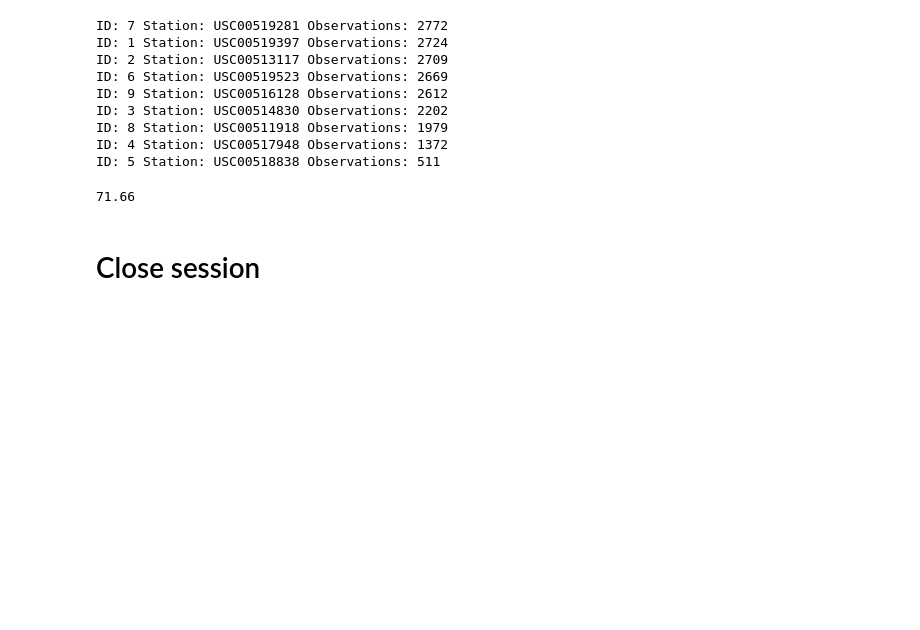
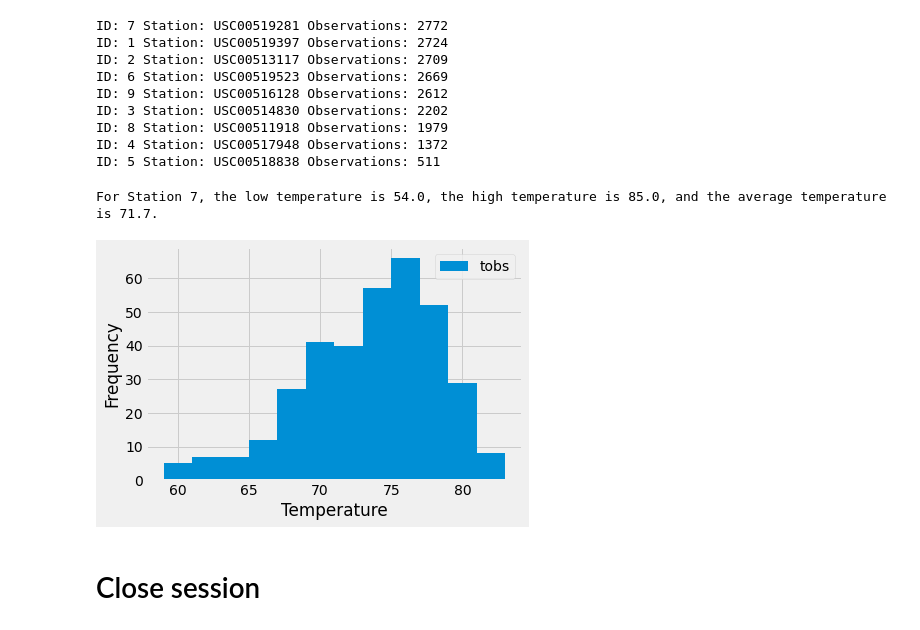
Before and after one commit to itanalytics/sqlalchemy-challenge, a Jupyter notebook: SurfsUp/climate_starter.ipynb, the cells around one changed output. Cells and saved outputs as stored; diff of their text form; code cells hidden in the pictures; blank space fills up the shorter version.

```diff
--- a/SurfsUp/climate_starter.ipynb
+++ b/SurfsUp/climate_starter.ipynb
@@ -133,17 +133,34 @@ active_station = activity[0][0]
 temps = session.query(Measurement.tobs)\
     .filter(Station.station == Measurement.station)\
     .filter(Station.id == active_station).all()
-min(temps)[0]
-max(temps)[0]
-mean_temp = session.query(func.round(func.avg(Measurement.tobs),2))\
+min_temp = min(temps)[0]
+max_temp = max(temps)[0]
+mean_temp = session.query(func.round(func.avg(Measurement.tobs),1))\
     .filter(Station.station == Measurement.station)\
-    .filter(Station.id == active_station).all()
-print(mean_temp[0][0])
+    .filter(Station.id == active_station).first()[0]
+print(f'For Station {active_station}, the low temperature is {min_temp}, the high temperature is {max_temp}, and the average temperature is {mean_temp}.')
 # %% [output]
-71.66
+For Station 7, the low temperature is 54.0, the high temperature is 85.0, and the average temperature is 71.7.
 # %%
 # Using the most active station id
 # Query the last 12 months of temperature observation data for this station and plot the results as a histogram
+year_temps = session.query(Measurement.tobs)\
+    .filter(Station.station == Measurement.station)\
+    .filter(Measurement.date > prior_year)\
+    .filter(Station.id == active_station).all()
+
+tobs = []
+
+for i in range(0,len(year_temps)):
+    tobs.append(year_temps[i][0])
+
+plt.hist(tobs, bins=12, label='tobs')
+plt.xlabel('Temperature')
+plt.ylabel('Frequency')
+plt.legend(loc='upper right')
+plt.show()
+# %% [output]
+[figure, added]
 # %% [markdown]
 # Close session
 # %%
```
